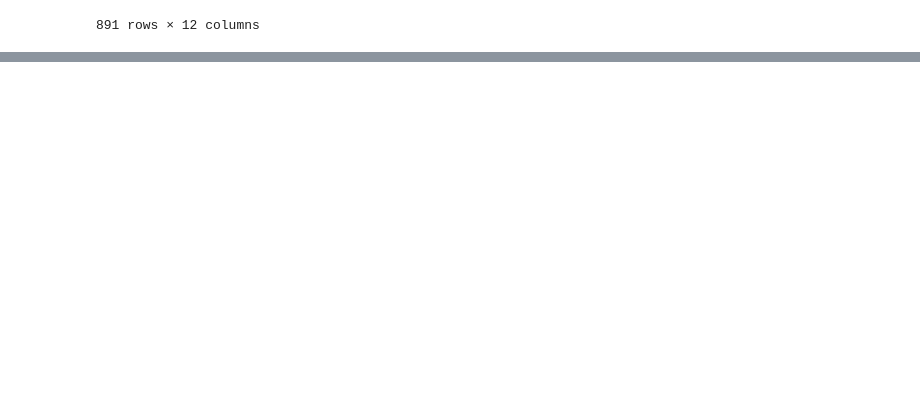
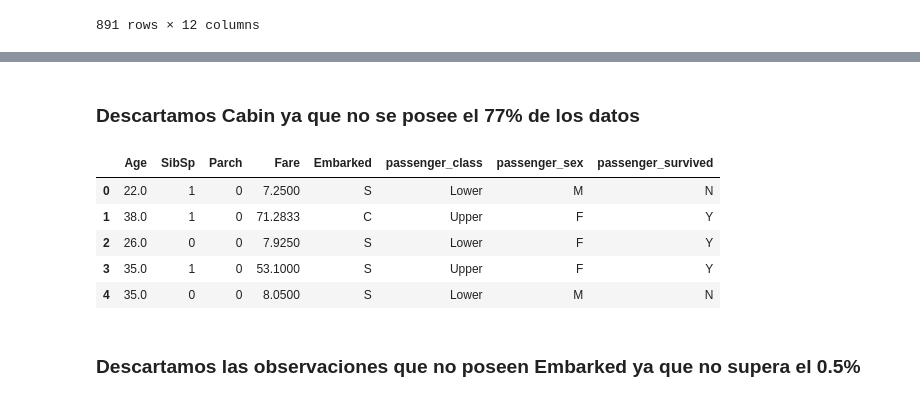
Before and after one commit to cesaraceytuno/STATISTICAL_LEARNING_1, a Jupyter notebook: Proyectos/Proyecto1/Proyecto.ipynb, the cells around one changed output, grey strips where cells are left out. Drawn from its saved outputs; the diff is of its cells as text; code cells hidden in the pictures; blank space fills up the shorter version.

```diff
--- a/Proyectos/Proyecto1/Proyecto.ipynb
+++ b/Proyectos/Proyecto1/Proyecto.ipynb
@@ -45,0 +47,2 @@ data.describe()
+# %%
+data = data[['Age','SibSp','Parch','Fare','Cabin','Embarked','passenger_class','passenger_sex','passenger_survived']]
@@ -45,0 +75,14 @@ data.describe()
+# %% [markdown]
+### Descartamos Cabin ya que no se posee el 77% de los datos
+# %%
+data = data.drop(columns=['Cabin'])
+data.head(5)
+# %% [output]
+|  | Age | SibSp | Parch | Fare | Embarked | passenger_class | passenger_sex | passenger_survived |
+| 0 | 22.0 | 1 | 0 | 7.2500 | S | Lower | M | N |
+| 1 | 38.0 | 1 | 0 | 71.2833 | C | Upper | F | Y |
+| 2 | 26.0 | 0 | 0 | 7.9250 | S | Lower | F | Y |
+| 3 | 35.0 | 1 | 0 | 53.1000 | S | Upper | F | Y |
+| 4 | 35.0 | 0 | 0 | 8.0500 | S | Lower | M | N |
+# %% [markdown]
+### Descartamos las observaciones que no poseen Embarked ya que no supera el 0.5%
```
Also changed, not shown: parts of 31 cells of this notebook, 2 other files.
